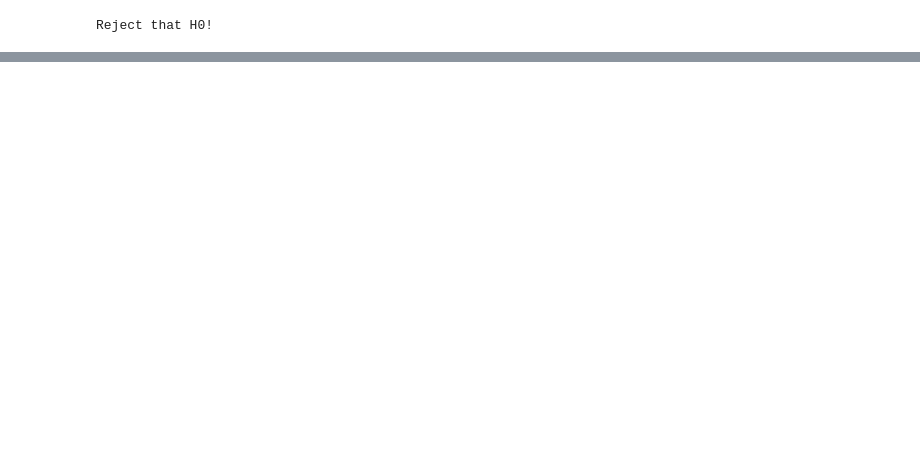
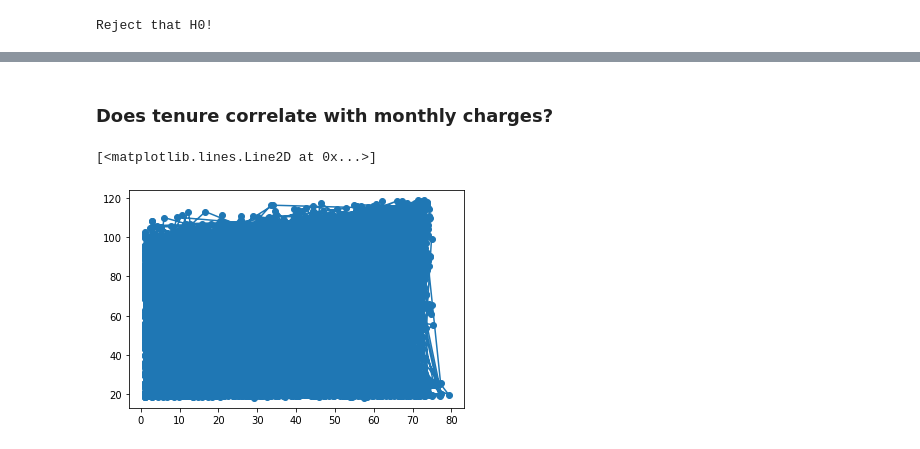
Before and after one commit to jnolf/statistics-exercises, a Jupyter notebook: hypothesis_testing.ipynb, the cells around one changed output, grey strips where cells are left out. Cells and saved outputs as stored; diff of their text form; code cells hidden in the pictures; blank space fills up the shorter version.

```diff
--- a/hypothesis_testing.ipynb
+++ b/hypothesis_testing.ipynb
@@ -284,0 +300,13 @@ Reject that H0!
+# %%
+import numpy as np
+import pandas as pd
+import scipy.stats as stats
+import matplotlib.pyplot as plt
+import seaborn as sns
+
+
+df = pd.DataFrame(pd.read_csv('Project Data - Storytelling.csv'))
+
+df = df.dropna(how = 'any')
+
+df.head()
@@ -284,0 +321,12 @@ Reject that H0!
+# %% [markdown]
+### Does tenure correlate with monthly charges?
+# %%
+x = df.tenure
+y = df.monthly_charges
+
+plt.plot(x,y, marker = 'o')
+
+# HAHAHAHAHAHA!!!!
+# %% [output]
+[<matplotlib.lines.Line2D at 0x...>]
+[figure, added]
```
Also changed, not shown: parts of 39 cells of this notebook.
